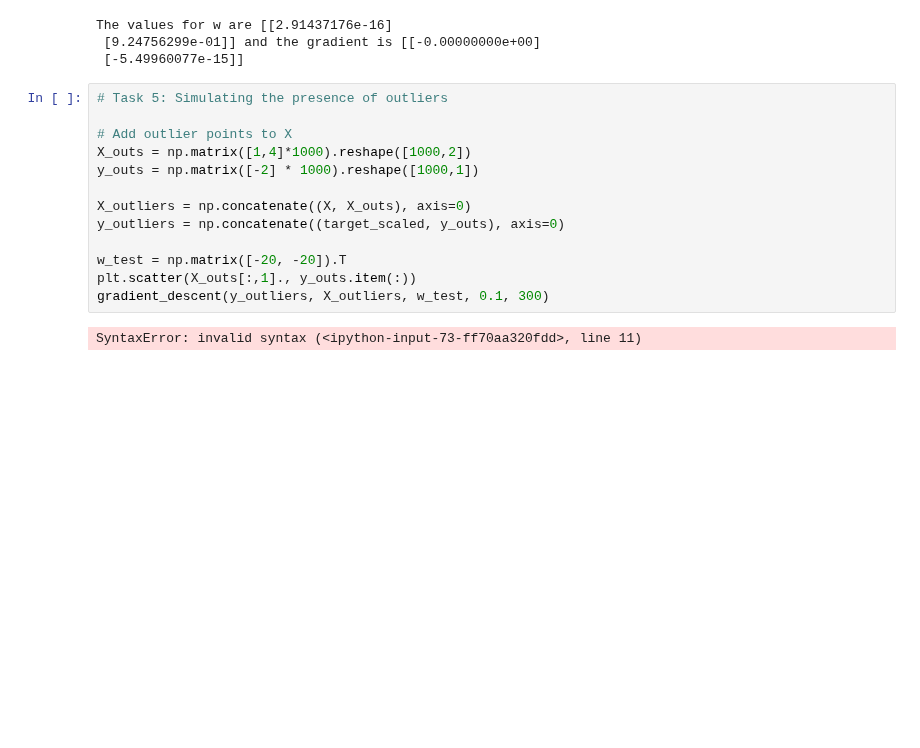
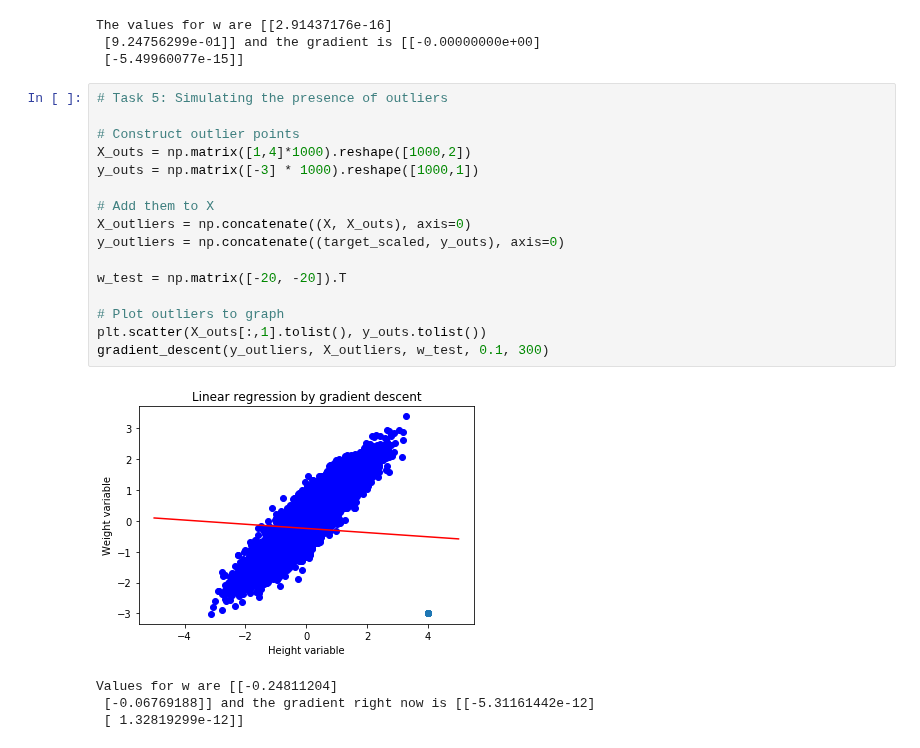
Before and after one commit to hhschede/machine_learning, a Jupyter notebook: exercises/ML_exercise02.ipynb, the cells around one changed output. Drawn from its saved outputs; the diff is of its cells as text; blank space fills up the shorter version.

```diff
--- a/exercises/ML_exercise02.ipynb
+++ b/exercises/ML_exercise02.ipynb
@@ -223,15 +223,21 @@ The values for w are [[2.91437176e-16]
 # %%
 # Task 5: Simulating the presence of outliers
 
-# Add outlier points to X
+# Construct outlier points
 X_outs = np.matrix([1,4]*1000).reshape([1000,2])
-y_outs = np.matrix([-2] * 1000).reshape([1000,1])
+y_outs = np.matrix([-3] * 1000).reshape([1000,1])
 
+# Add them to X
 X_outliers = np.concatenate((X, X_outs), axis=0)
 y_outliers = np.concatenate((target_scaled, y_outs), axis=0)
 
 w_test = np.matrix([-20, -20]).T
-plt.scatter(X_outs[:,1]., y_outs.item(:))
+
+# Plot outliers to graph
+plt.scatter(X_outs[:,1].tolist(), y_outs.tolist())
 gradient_descent(y_outliers, X_outliers, w_test, 0.1, 300)
 # %% [output]
+[figure, added]
-SyntaxError: invalid syntax (<ipython-input-73-ff70aa320fdd>, line 11)
+Values for w are [[-0.24811204]
+ [-0.06769188]] and the gradient right now is [[-5.31161442e-12]
+ [ 1.32819299e-12]]
```
Also changed, not shown: parts of 1 cell of this notebook.
